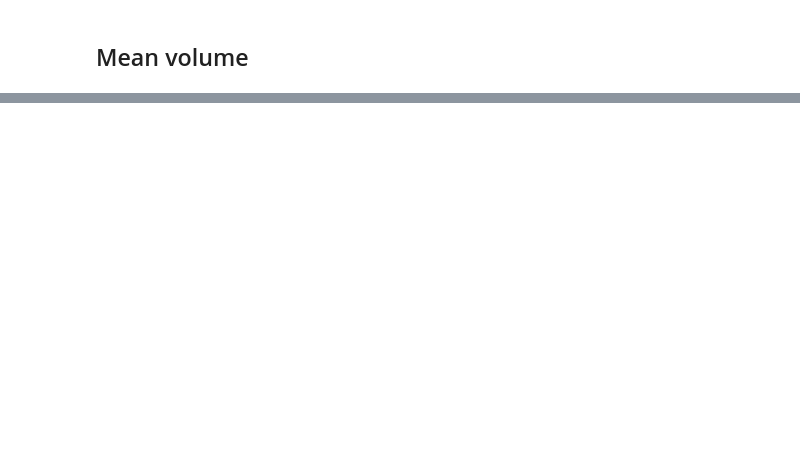
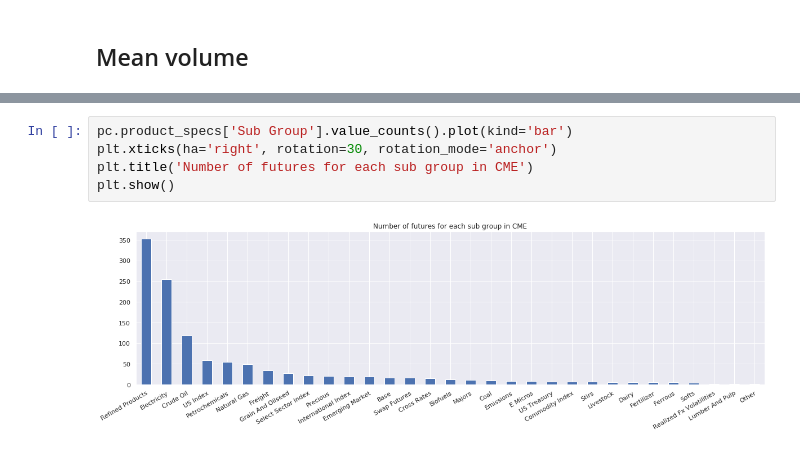
Before and after one commit to ajmal017/amp, a Jupyter notebook: vendors/particle_one/Task269_Top_oil_futures_by_liquidity.ipynb, the cells around one changed output, grey strips where cells are left out. Cells and saved outputs as stored; diff of their text form; blank space fills up the shorter version.

```diff
--- a/vendors/particle_one/Task269_Top_oil_futures_by_liquidity.ipynb
+++ b/vendors/particle_one/Task269_Top_oil_futures_by_liquidity.ipynb
@@ -116,0 +409,7 @@ daily_volume_mean_df.sort_values("mean_vol", ascending=False)
+# %%
+pc.product_specs['Sub Group'].value_counts().plot(kind='bar')
+plt.xticks(ha='right', rotation=30, rotation_mode='anchor')
+plt.title('Number of futures for each sub group in CME')
+plt.show()
+# %% [output]
+[figure, added]
```
Also changed, not shown: parts of 65 cells of this notebook, 1 other file.
